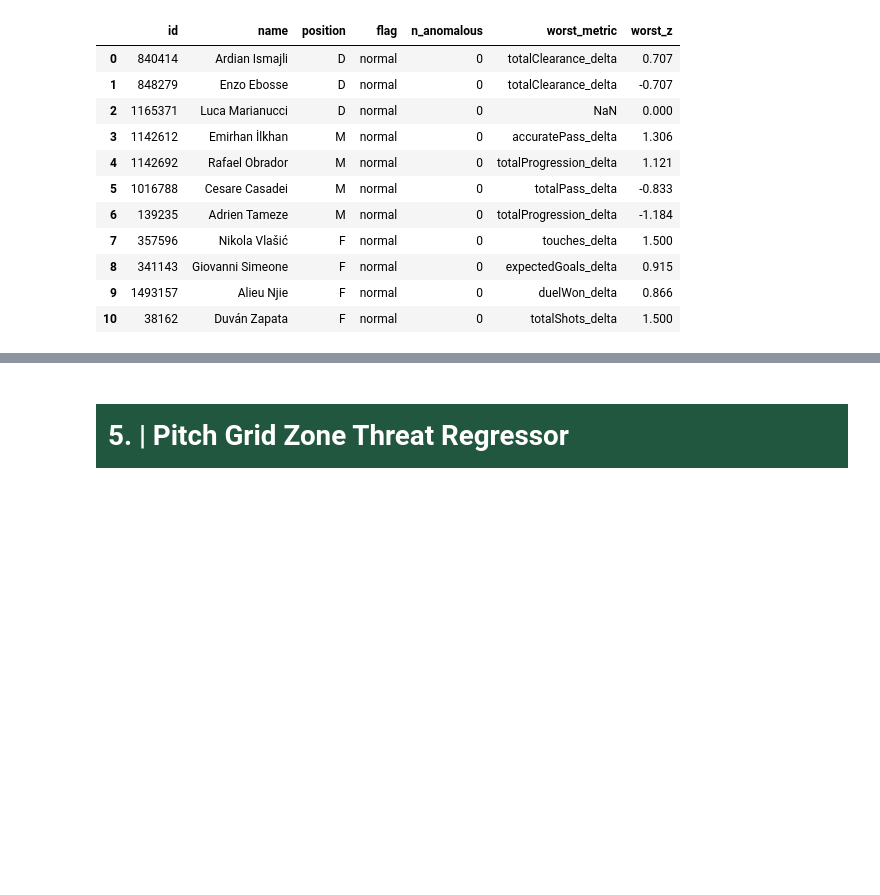
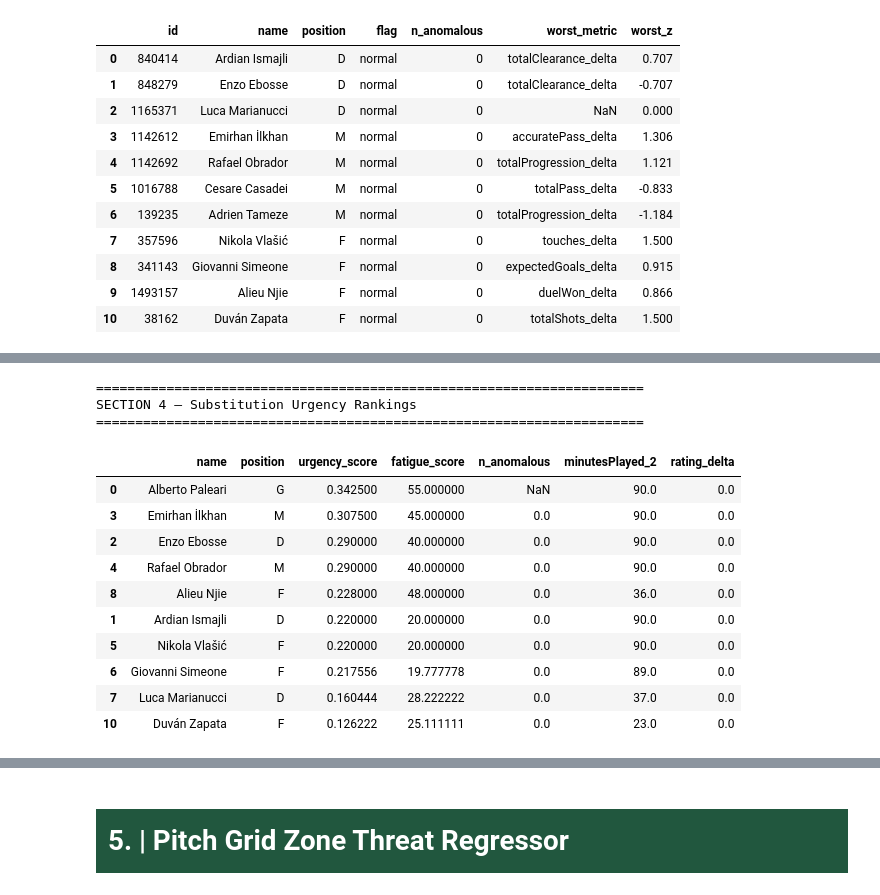
Before and after one commit to AI-Assistant-for-Football-Tactical/AI, a Jupyter notebook: in_match.ipynb, the cells around one changed output, grey strips where cells are left out. Drawn from its saved outputs; the diff is of its cells as text; code cells hidden in the pictures; blank space fills up the shorter version.

```diff
--- a/in_match.ipynb
+++ b/in_match.ipynb
@@ -1264,0 +1315,56 @@ Ready for Section 4 (Substitution Urgency).
+# %%
+def substitution_urgency(row):
+    """
+    Weighted rule-based scorer: 0.0 (no urgency) → 1.0 (sub immediately).
+    All inputs are from the live match — no external data needed.
+    """
+    score = 0.0
+
+    # --- Fatigue component (0 → 0.35) ---
+    fatigue = row.get('fatigue_score', 0)
+    score += (fatigue / 100.0) * 0.35
+
+    # --- Performance deviation component (0 → 0.30) ---
+    n_anom = row.get('n_anomalous', 0)
+    if n_anom >= 3:
+        score += 0.30
+    elif n_anom >= 2:
+        score += 0.20
+    elif n_anom >= 1:
+        score += 0.10
+
+    # --- Minutes played component (0 → 0.15) ---
+    minutes = row.get('minutesPlayed_2', 0) or 0
+    score += min(0.15, (minutes / 90.0) * 0.15)
+
+    # --- Rating drop component (0 → 0.20) ---
+    rating_delta = row.get('rating_delta', 0) or 0
+    rating_drop = max(0, -rating_delta)  # negative delta = player got worse
+    score += min(0.20, rating_drop * 0.40)  # 0.5 drop → 0.20 (max)
+
+    return min(1.0, score)
+# Apply to all on-pitch players
+urgency_input['urgency_score'] = urgency_input.apply(substitution_urgency, axis=1)
+# Rank by urgency
+urgency_ranked = urgency_input.sort_values('urgency_score', ascending=False)
+print("=" * 70)
+print("SECTION 4 — Substitution Urgency Rankings")
+print("=" * 70)
+rank_cols = ['name', 'position', 'urgency_score', 'fatigue_score', 'n_anomalous', 'minutesPlayed_2', 'rating_delta']
+available = [c for c in rank_cols if c in urgency_ranked.columns]
+display(urgency_ranked[available].head(10))
+# %% [output]
+======================================================================
+SECTION 4 — Substitution Urgency Rankings
+======================================================================
+|  | name | position | urgency_score | fatigue_score | n_anomalous | minutesPlayed_2 | rating_delta |
+| 0 | Alberto Paleari | G | 0.342500 | 55.000000 | NaN | 90.0 | 0.0 |
+| 3 | Emirhan İlkhan | M | 0.307500 | 45.000000 | 0.0 | 90.0 | 0.0 |
+| 2 | Enzo Ebosse | D | 0.290000 | 40.000000 | 0.0 | 90.0 | 0.0 |
+| 4 | Rafael Obrador | M | 0.290000 | 40.000000 | 0.0 | 90.0 | 0.0 |
+| 8 | Alieu Njie | F | 0.228000 | 48.000000 | 0.0 | 36.0 | 0.0 |
+| 1 | Ardian Ismajli | D | 0.220000 | 20.000000 | 0.0 | 90.0 | 0.0 |
+| 5 | Nikola Vlašić | F | 0.220000 | 20.000000 | 0.0 | 90.0 | 0.0 |
+| 6 | Giovanni Simeone | F | 0.217556 | 19.777778 | 0.0 | 89.0 | 0.0 |
+| 7 | Luca Marianucci | D | 0.160444 | 28.222222 | 0.0 | 37.0 | 0.0 |
+| 10 | Duván Zapata | F | 0.126222 | 25.111111 | 0.0 | 23.0 | 0.0 |
```
Also changed, not shown: parts of 5 cells of this notebook.
